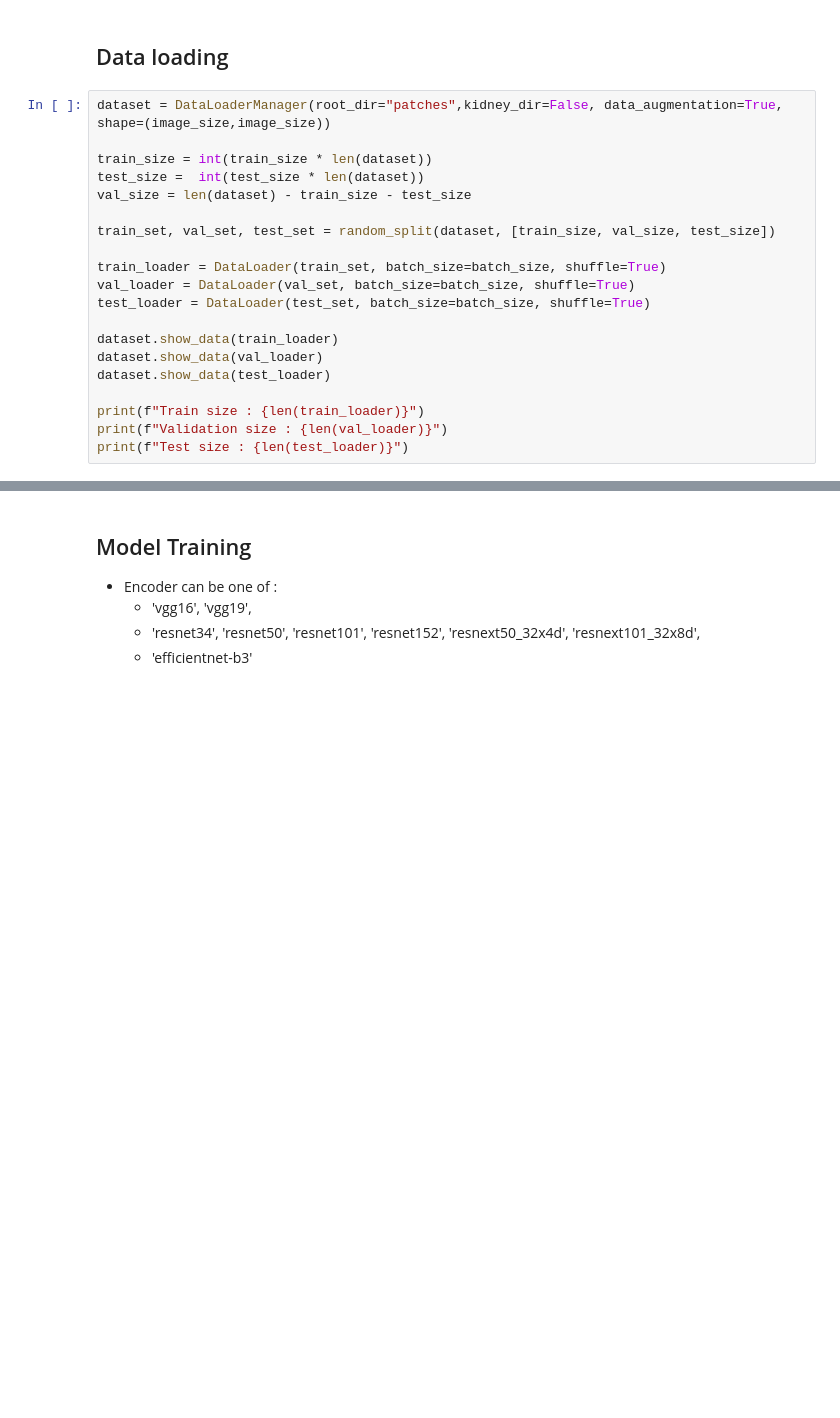
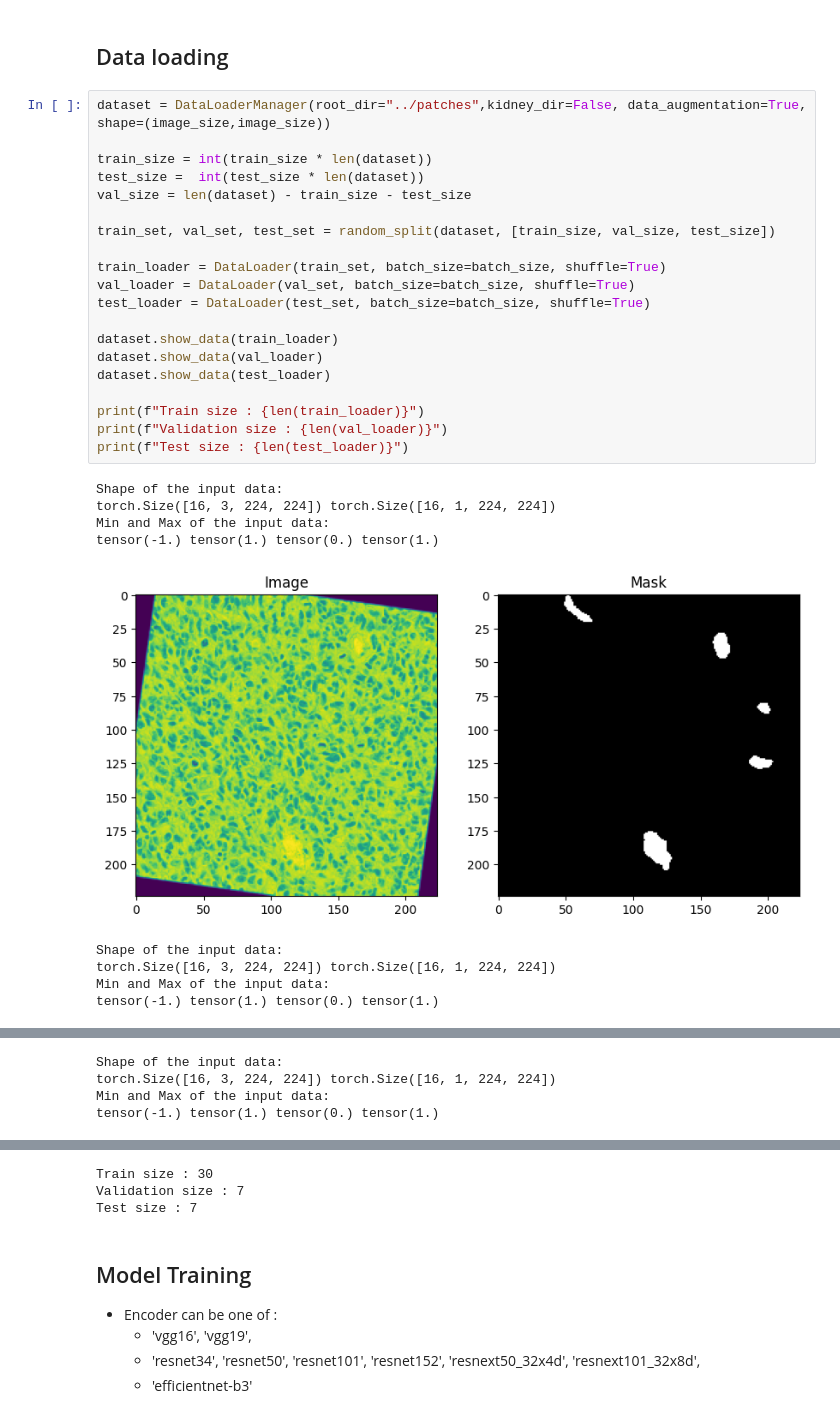
Before and after one commit to Tikai7/Blood-Vessel-Detection, a Jupyter notebook: src/Experiment.ipynb, the cells around one changed output, grey strips where cells are left out. Cells and saved outputs as stored; diff of their text form; blank space fills up the shorter version.

```diff
--- a/src/Experiment.ipynb
+++ b/src/Experiment.ipynb
@@ -26,22 +24,32 @@ device = torch.device('cuda' if torch.cuda.is_available() else 'cpu')
 # %% [markdown]
 ## Data loading
 # %%
-dataset = DataLoaderManager(root_dir="patches",kidney_dir=False, data_augmentation=True, shape=(image_size,image_size))
+dataset = DataLoaderManager(root_dir="../patches",kidney_dir=False, data_augmentation=True, shape=(image_size,image_size))
 
 train_size = int(train_size * len(dataset))
 test_size =  int(test_size * len(dataset))
 val_size = len(dataset) - train_size - test_size
 
 train_set, val_set, test_set = random_split(dataset, [train_size, val_size, test_size])
 
 train_loader = DataLoader(train_set, batch_size=batch_size, shuffle=True)
 val_loader = DataLoader(val_set, batch_size=batch_size, shuffle=True)
 test_loader = DataLoader(test_set, batch_size=batch_size, shuffle=True)
 
 dataset.show_data(train_loader)
 dataset.show_data(val_loader)
 dataset.show_data(test_loader)
 
 print(f"Train size : {len(train_loader)}")
 print(f"Validation size : {len(val_loader)}")
 print(f"Test size : {len(test_loader)}")
+# %% [output]
+Shape of the input data:
+torch.Size([16, 3, 224, 224]) torch.Size([16, 1, 224, 224])
+Min and Max of the input data:
+tensor(-1.) tensor(1.) tensor(0.) tensor(1.)
+[figure, added]
+Shape of the input data:
+torch.Size([16, 3, 224, 224]) torch.Size([16, 1, 224, 224])
+Min and Max of the input data:
+tensor(-1.) tensor(1.) tensor(0.) tensor(1.)
@@ -47,0 +57,4 @@ print(f"Test size : {len(test_loader)}")
+Shape of the input data:
+torch.Size([16, 3, 224, 224]) torch.Size([16, 1, 224, 224])
+Min and Max of the input data:
+tensor(-1.) tensor(1.) tensor(0.) tensor(1.)
@@ -48,3 +62,6 @@ print(f"Test size : {len(test_loader)}")
+Train size : 30
+Validation size : 7
+Test size : 7
 # %% [markdown]
 ## Model Training
 - Encoder can be one of :
```
Also changed, not shown: parts of 10 cells of this notebook, 3 other files.
